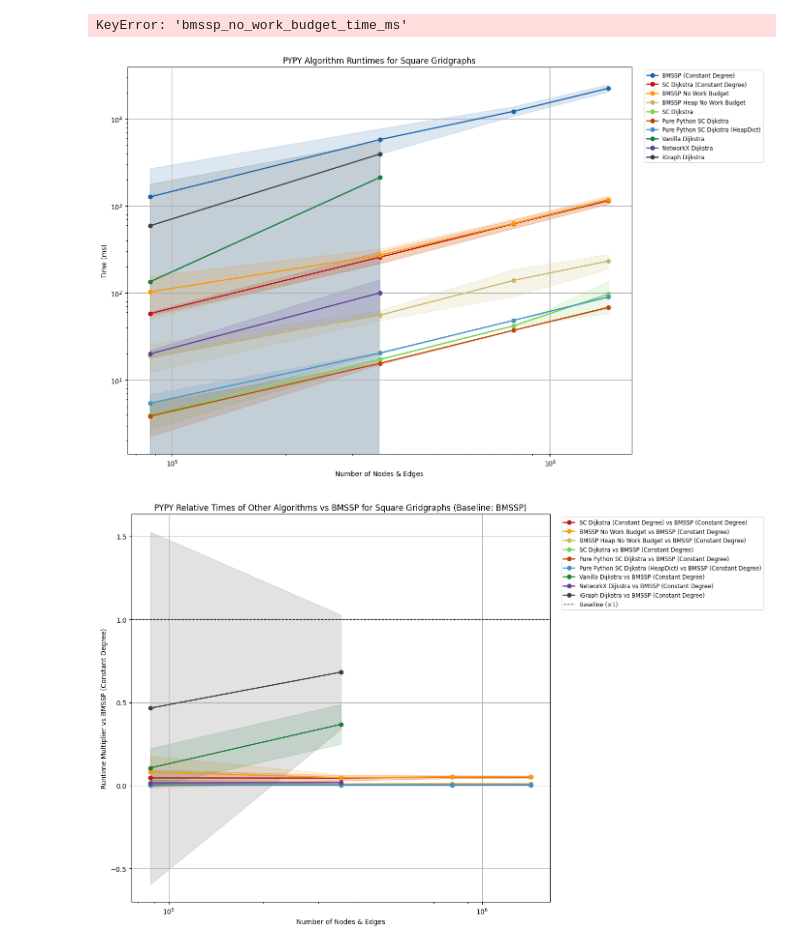
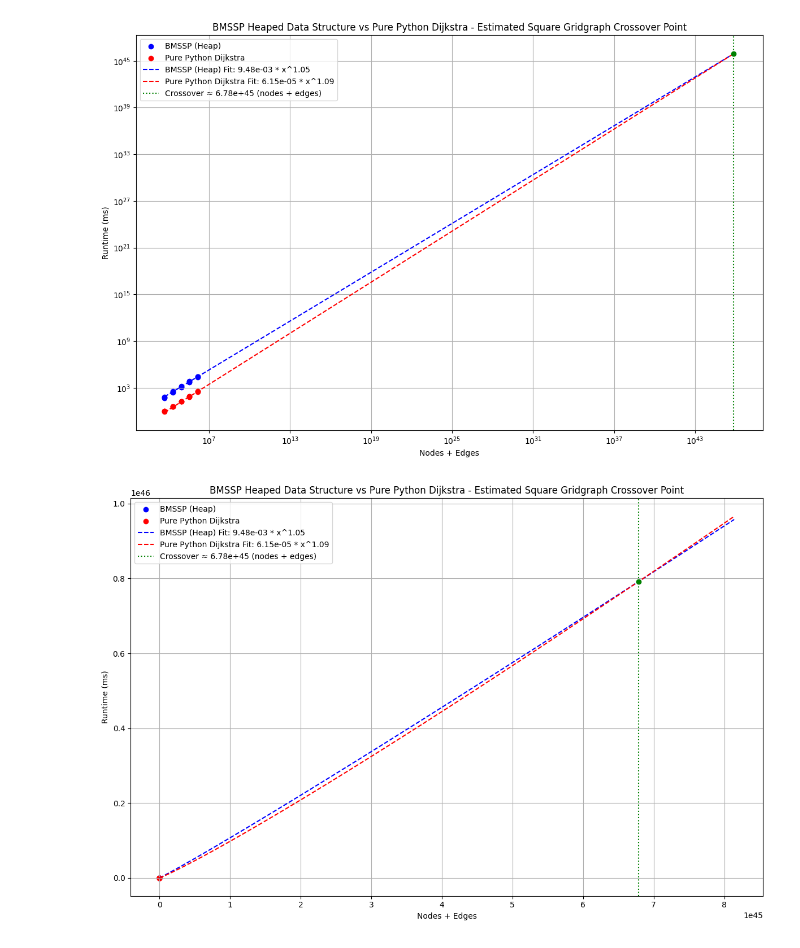
Before and after one commit to connor-makowski/bmsspy, a Jupyter notebook: benchmarking/charts.ipynb, the cells around one changed output. Saved outputs shown, nothing was run; the diff lists cells and outputs as text; code cells hidden in the pictures.

```diff
--- a/benchmarking/charts.ipynb
+++ b/benchmarking/charts.ipynb
@@ -371,24 +383,25 @@ KeyError: 'bmssp_solve_time_ms'
 # %%
-x_vals = [i['graph_nodes']+i['graph_edges'] for i in gridscale_data]
-y_bmssp = [i["bmssp_heap_solve_time_ms"] for i in gridscale_data]
-y_purepy = [i["pure_python_sc_dijkstra_time_ms"] for i in gridscale_data]
+# x_vals = [i['graph_nodes']+i['graph_edges'] for i in gridscale_data]
+# y_bmssp = [i["bmssp_heap_solve_time_ms"] for i in gridscale_data]
+# y_purepy = [i["pure_python_sc_dijkstra_time_ms"] for i in gridscale_data]
 
-a1, b1 = fit_curve(x_vals, y_bmssp)
-a2, b2 = fit_curve(x_vals, y_purepy)
-x_crossover = find_crossover(a1, b1, a2, b2)
+# a1, b1 = fit_curve(x_vals, y_bmssp)
+# a2, b2 = fit_curve(x_vals, y_purepy)
+# x_crossover = find_crossover(a1, b1, a2, b2)
 
-plot_with_crossover(x_vals, y_bmssp, y_purepy, a1, b1, a2, b2, x_crossover,
-    algo_1_name="BMSSP (Heap)",
-    algo_2_name="Pure Python Dijkstra",
-    title="BMSSP Heaped Data Structure vs Pure Python Dijkstra - Estimated Square Gridgraph Crossover Point",
-    scale="log",
-)
+# plot_with_crossover(x_vals, y_bmssp, y_purepy, a1, b1, a2, b2, x_crossover,
+#     algo_1_name="BMSSP (Heap)",
+#     algo_2_name="Pure Python Dijkstra",
+#     title="BMSSP Heaped Data Structure vs Pure Python Dijkstra - Estimated Square Gridgraph Crossover Point",
+#     scale="log",
+# )
 
-plot_with_crossover(x_vals, y_bmssp, y_purepy, a1, b1, a2, b2, x_crossover,
-    algo_1_name="BMSSP (Heap)",
-    algo_2_name="Pure Python Dijkstra",
-    title="BMSSP Heaped Data Structure vs Pure Python Dijkstra - Estimated Square Gridgraph Crossover Point",
-    scale="linear",
-)
+# plot_with_crossover(x_vals, y_bmssp, y_purepy, a1, b1, a2, b2, x_crossover,
+#     algo_1_name="BMSSP (Heap)",
+#     algo_2_name="Pure Python Dijkstra",
+#     title="BMSSP Heaped Data Structure vs Pure Python Dijkstra - Estimated Square Gridgraph Crossover Point",
+#     scale="linear",
+# )
 # %% [output]
-KeyError: 'bmssp_no_work_budget_time_ms'
+[figure, added]
+[figure, added]
@@ -398,8 +407,0 @@ gridscale_data = pamda.read_csv(filename="./outputs/pypy_gridscale_time_tests.cs
-# %%
-square_grid_data = [i for i in data if 'Square' in i['graph_name']]
-
-make_aggregated_graph(square_grid_data, "PYPY Algorithm Runtimes for Square Gridgraphs", scale="log")
-make_relative_performance_graph(square_grid_data, "PYPY Relative Times of Other Algorithms vs BMSSP for Square Gridgraphs (Baseline: BMSSP)", baseline_alg="bmssp_solve_time_ms", scale="log")
-# %% [output]
-[figure, removed]
-[figure, removed]
```
Also changed, not shown: parts of 12 cells of this notebook, 4 other files.
